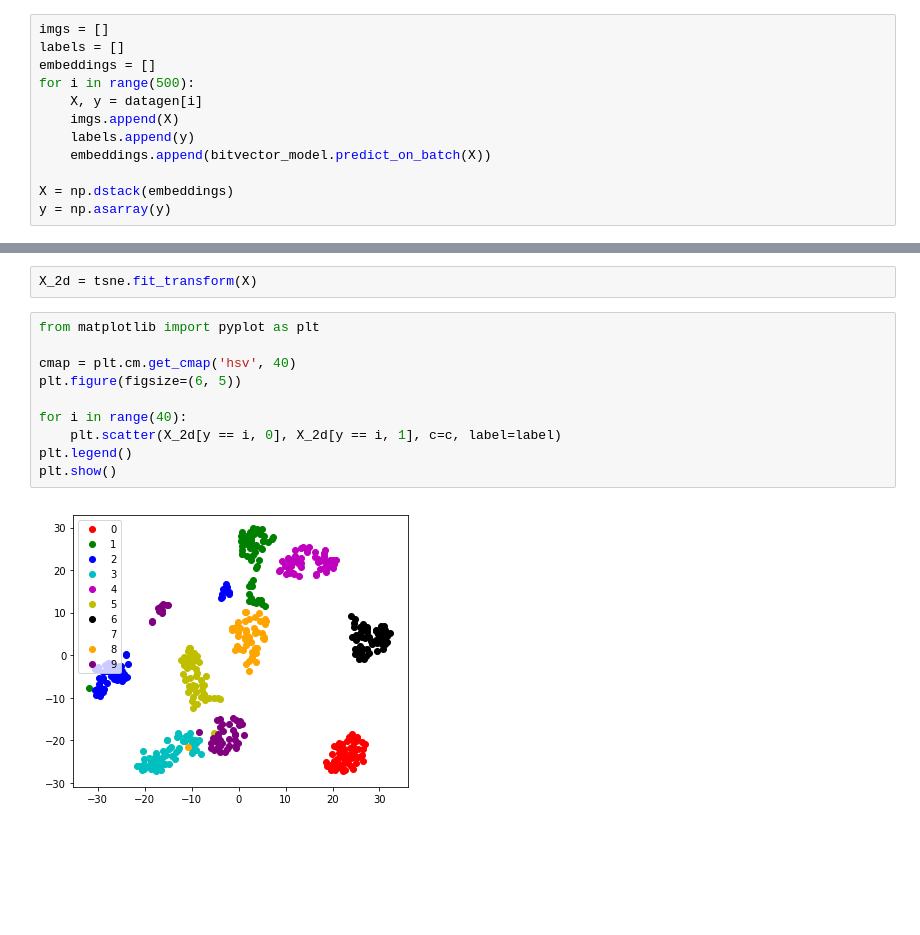
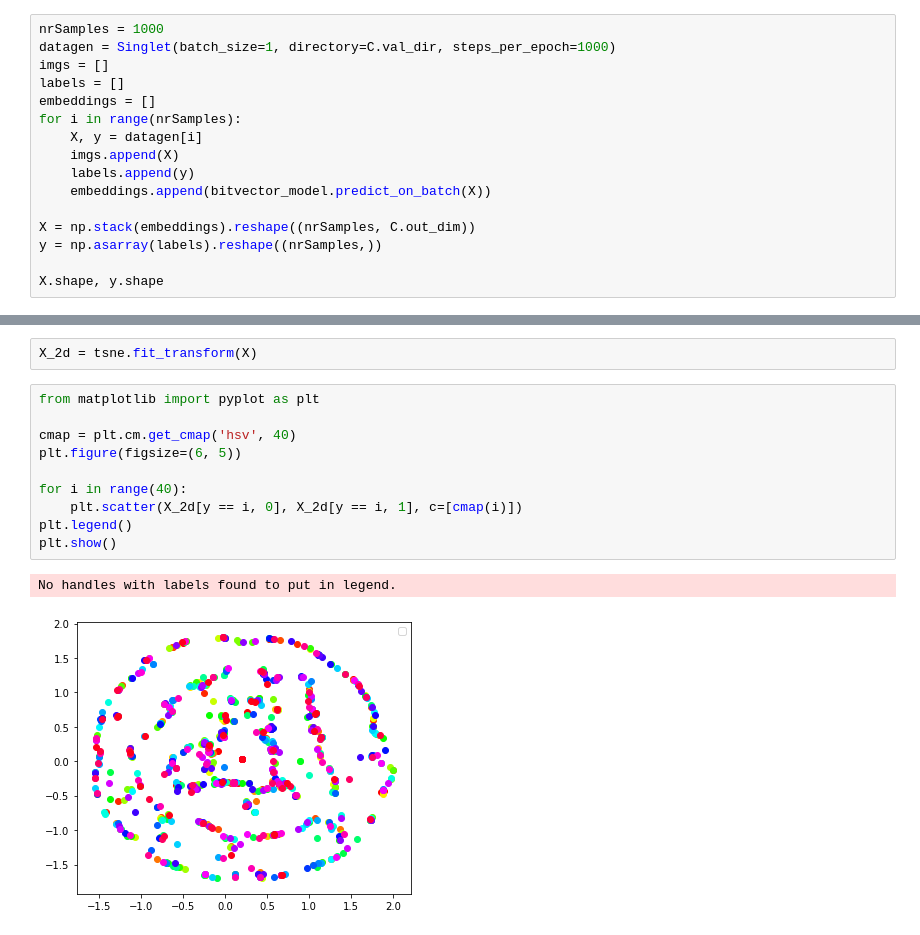
Before and after one commit to ToreAad/plankton-siamese, a Jupyter notebook: Visualize_embedding.ipynb, the cells around one changed output, grey strips where cells are left out. Drawn from its saved outputs; the diff is of its cells as text; blank space fills up the shorter version.

```diff
--- a/Visualize_embedding.ipynb
+++ b/Visualize_embedding.ipynb
@@ -79,12 +88,16 @@ plt.title("Loss")
 # %%
+nrSamples = 1000
+datagen = Singlet(batch_size=1, directory=C.val_dir, steps_per_epoch=1000)
 imgs = []
 labels = []
 embeddings = []
-for i in range(500):
+for i in range(nrSamples):
     X, y = datagen[i]
     imgs.append(X)
     labels.append(y)
     embeddings.append(bitvector_model.predict_on_batch(X))
 
-X = np.dstack(embeddings)
-y = np.asarray(y)
+X = np.stack(embeddings).reshape((nrSamples, C.out_dim))
+y = np.asarray(labels).reshape((nrSamples,))
+
+X.shape, y.shape
@@ -108,12 +123,13 @@ X_2d = tsne.fit_transform(X)
 # %%
 from matplotlib import pyplot as plt
 
 cmap = plt.cm.get_cmap('hsv', 40)
 plt.figure(figsize=(6, 5))
 
 for i in range(40):
-    plt.scatter(X_2d[y == i, 0], X_2d[y == i, 1], c=c, label=label)
+    plt.scatter(X_2d[y == i, 0], X_2d[y == i, 1], c=[cmap(i)])
 plt.legend()
 plt.show()
 # %% [output]
+No handles with labels found to put in legend.
-[figure, old version]
+[figure, new version]
```
Also changed, not shown: parts of 5 cells of this notebook, 3 other files.
